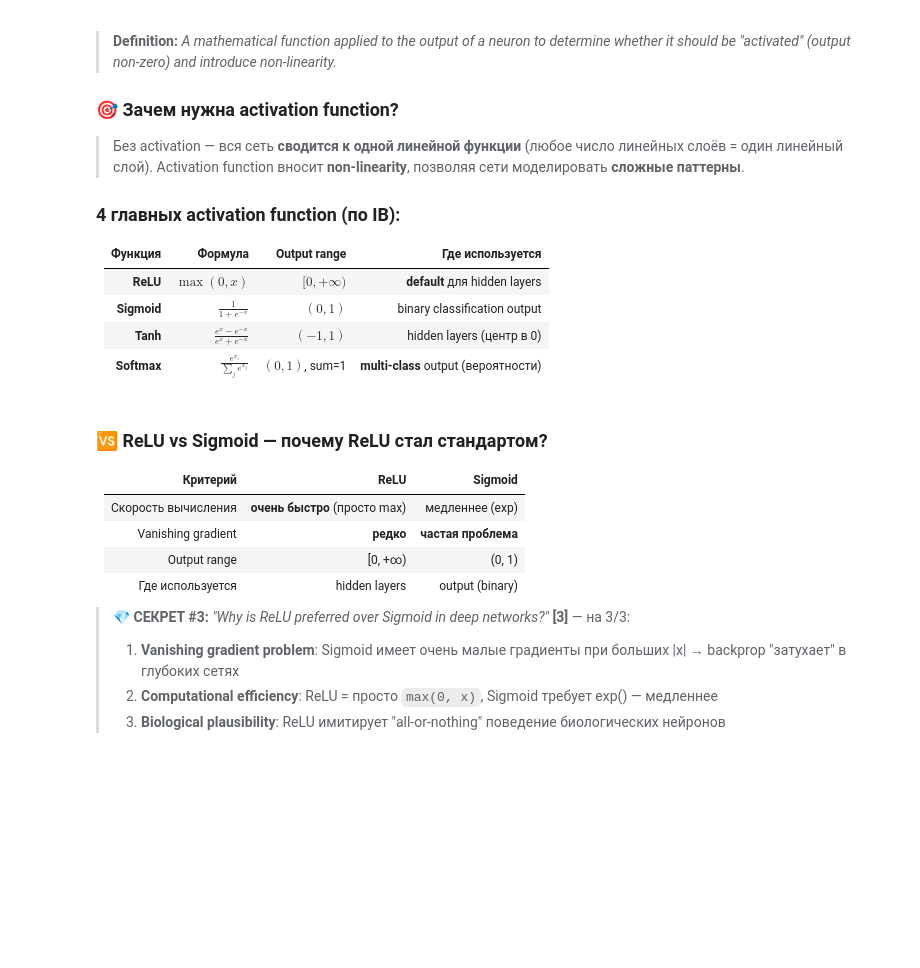
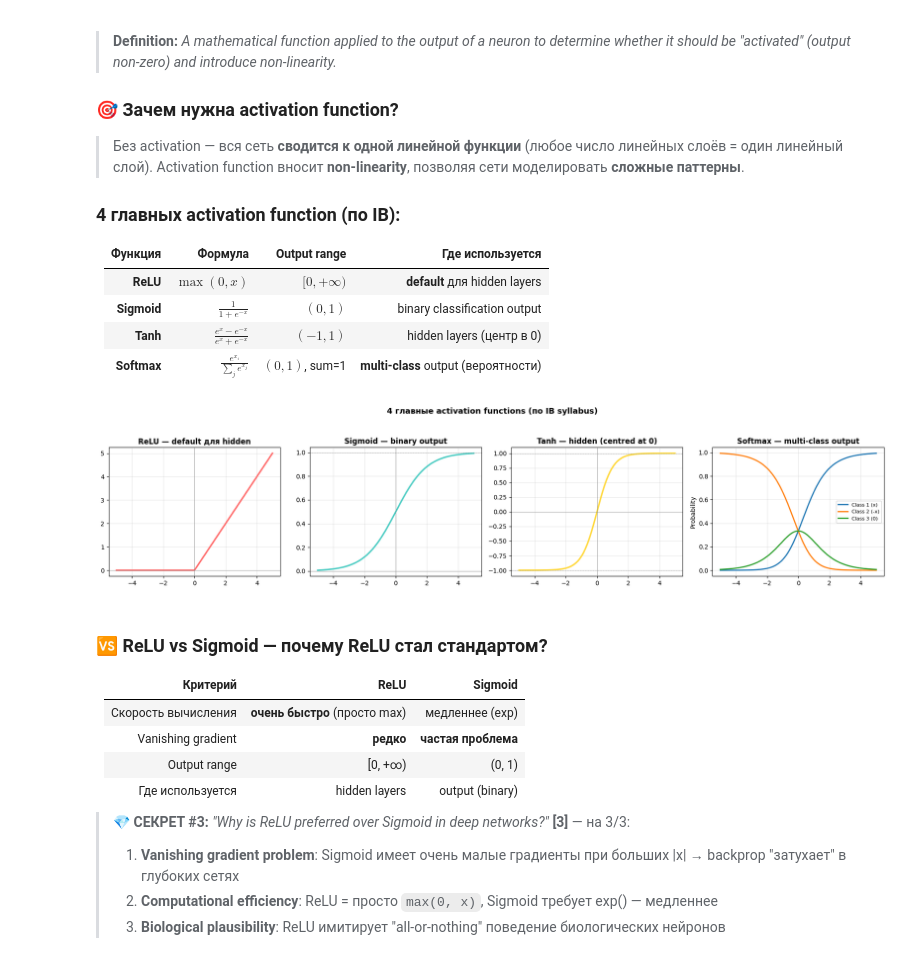
Before and after one commit to SlavaMarina/ib-cs-ml-course, a Jupyter notebook: week4_neural_networks/Week4_Lesson7_Lecture.ipynb, the cells around one changed output. Saved outputs shown, nothing was run; the diff lists cells and outputs as text; code cells hidden in the pictures; blank space fills up the shorter version.

Commit message:
Fix plots and warnings

```diff
--- a/week4_neural_networks/Week4_Lesson7_Lecture.ipynb
+++ b/week4_neural_networks/Week4_Lesson7_Lecture.ipynb
@@ -175,39 +194,49 @@ relu = np.maximum(0, x)
 sigmoid = 1 / (1 + np.exp(-x))
 tanh = np.tanh(x)
 
 fig, axes = plt.subplots(1, 4, figsize=(18, 4))
 
 axes[0].plot(x, relu, color='#FF6B6B', linewidth=2.5)
 axes[0].set_title('ReLU — default для hidden', fontweight='bold')
 axes[0].axhline(0, color='gray', linewidth=0.5); axes[0].axvline(0, color='gray', linewidth=0.5)
 axes[0].grid(alpha=0.3)
 
 axes[1].plot(x, sigmoid, color='#4ECDC4', linewidth=2.5)
 axes[1].set_title('Sigmoid — binary output', fontweight='bold')
 axes[1].axhline(0, color='gray', linewidth=0.5); axes[1].axhline(1, color='gray', linewidth=0.5, ls='--')
 axes[1].axvline(0, color='gray', linewidth=0.5)
 axes[1].grid(alpha=0.3)
 
 axes[2].plot(x, tanh, color='#FFD93D', linewidth=2.5)
 axes[2].set_title('Tanh — hidden (centred at 0)', fontweight='bold')
 axes[2].axhline(0, color='gray', linewidth=0.5); axes[2].axvline(0, color='gray', linewidth=0.5)
 axes[2].axhline(1, color='gray', linewidth=0.5, ls='--')
 axes[2].axhline(-1, color='gray', linewidth=0.5, ls='--')
 axes[2].grid(alpha=0.3)
 
-# Softmax — для 3 классов
-logits = np.array([[xi-1, xi, xi+1] for xi in x])
-softmax_vals = np.exp(logits) / np.exp(logits).sum(axis=1, keepdims=True)
-axes[3].plot(x, softmax_vals[:, 0], label='Class 1', linewidth=2)
-axes[3].plot(x, softmax_vals[:, 1], label='Class 2', linewidth=2)
-axes[3].plot(x, softmax_vals[:, 2], label='Class 3', linewidth=2)
+# Softmax — для 3 классов (исправленный расчет для наглядности)
+# Используем разные функции для логитов, чтобы вероятности менялись
+logits_1 = x
+logits_2 = -x
+logits_3 = np.zeros_like(x)
+
+exp_sum = np.exp(logits_1) + np.exp(logits_2) + np.exp(logits_3)
+s_1 = np.exp(logits_1) / exp_sum
+s_2 = np.exp(logits_2) / exp_sum
+s_3 = np.exp(logits_3) / exp_sum
+
+axes[3].plot(x, s_1, label='Class 1 (x)', linewidth=2)
+axes[3].plot(x, s_2, label='Class 2 (-x)', linewidth=2)
+axes[3].plot(x, s_3, label='Class 3 (0)', linewidth=2)
 axes[3].set_title('Softmax — multi-class output', fontweight='bold')
 axes[3].legend(fontsize=8); axes[3].grid(alpha=0.3)
 axes[3].set_ylabel('Probability')
 
 plt.suptitle('4 главные activation functions (по IB syllabus)',
              fontsize=13, fontweight='bold', y=1.05)
 plt.tight_layout(); plt.show()
+# %% [output]
+[figure, added]
 # %% [markdown]
 ### 🆚 ReLU vs Sigmoid — почему ReLU стал стандартом?
 
```
Also changed, not shown: parts of 9 cells of this notebook.
